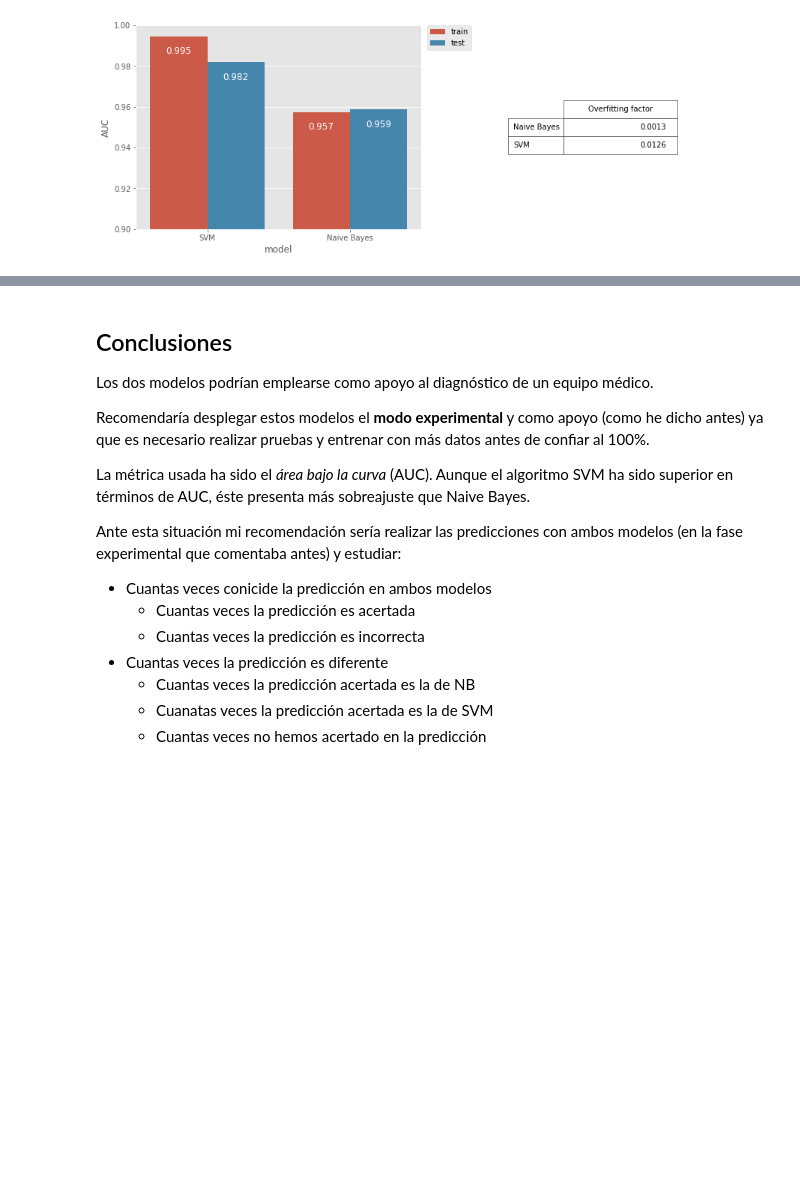
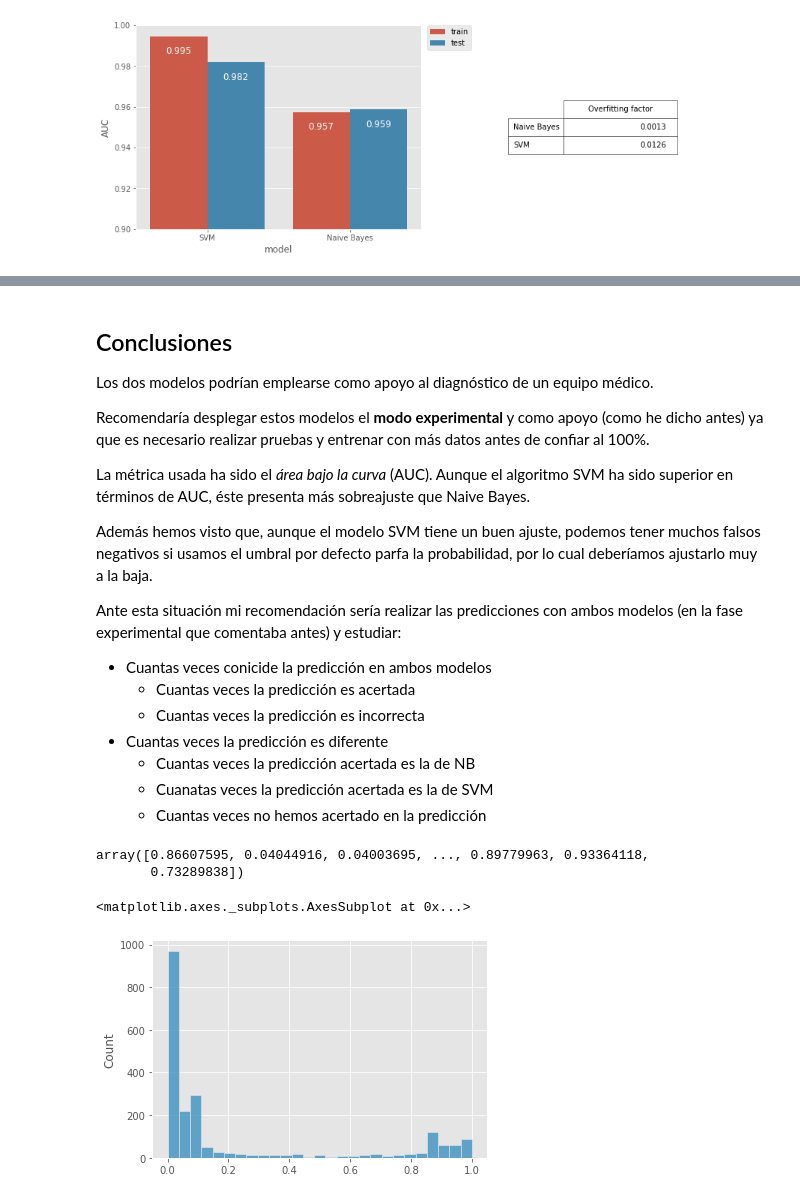
Before and after one commit to tuxsy/iebs-master-data-science, a Jupyter notebook: m04/proyecto/Salud-Feto-Bruno-Angles.ipynb, the cells around one changed output, grey strips where cells are left out. Drawn from its saved outputs; the diff is of its cells as text; code cells hidden in the pictures; blank space fills up the shorter version.

```diff
--- a/m04/proyecto/Salud-Feto-Bruno-Angles.ipynb
+++ b/m04/proyecto/Salud-Feto-Bruno-Angles.ipynb
@@ -695,6 +762,8 @@ Los dos modelos podrían emplearse como apoyo al diagnóstico de un equipo médi
 Recomendaría desplegar estos modelos el **modo experimental** y como apoyo (como he dicho antes) ya que es necesario realizar pruebas y entrenar con más datos antes de confiar al 100%.
 
 La métrica usada ha sido el *área bajo la curva* (AUC). Aunque el algoritmo SVM ha sido superior en términos de AUC, éste presenta más sobreajuste que Naive Bayes.
+
+Además hemos visto que, aunque el modelo SVM tiene un buen ajuste, podemos tener muchos falsos negativos si usamos el umbral por defecto parfa la probabilidad, por lo cual deberíamos ajustarlo muy a la baja.
 
 Ante esta situación mi recomendación sería realizar las predicciones con ambos modelos (en la fase experimental que comentaba antes) y estudiar:
 
@@ -705,3 +774,15 @@ Ante esta situación mi recomendación sería realizar las predicciones con ambo
   - Cuantas veces la predicción acertada es la de NB
   - Cuanatas veces la predicción acertada es la de SVM
   - Cuantas veces no hemos acertado en la predicción
+# %%
+predicciones = svm.predict_proba(X)[:,1]
+
+predicciones
+# %% [output]
+array([0.86607595, 0.04044916, 0.04003695, ..., 0.89779963, 0.93364118,
+       0.73289838])
+# %%
+sns.histplot(predicciones)
+# %% [output]
+<matplotlib.axes._subplots.AxesSubplot at 0x...>
+[figure, added]
```
Also changed, not shown: parts of 13 cells of this notebook.
